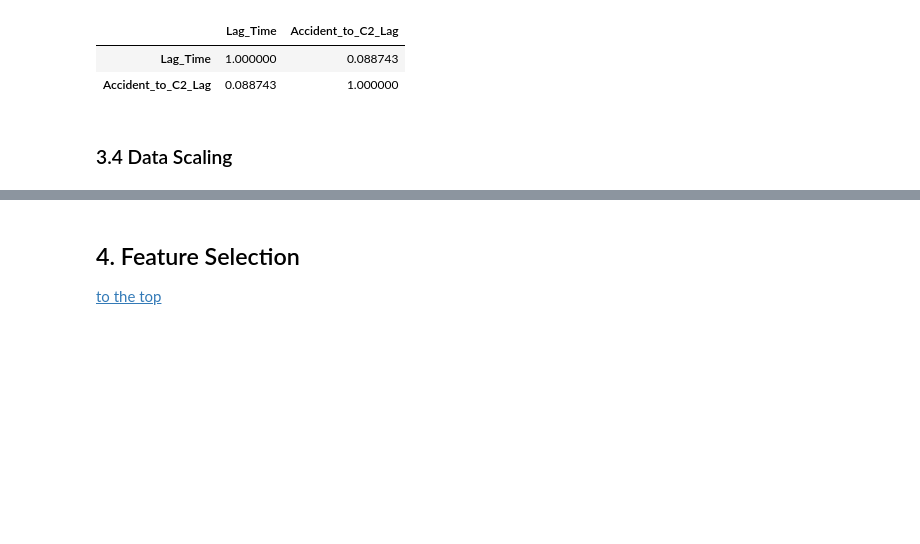
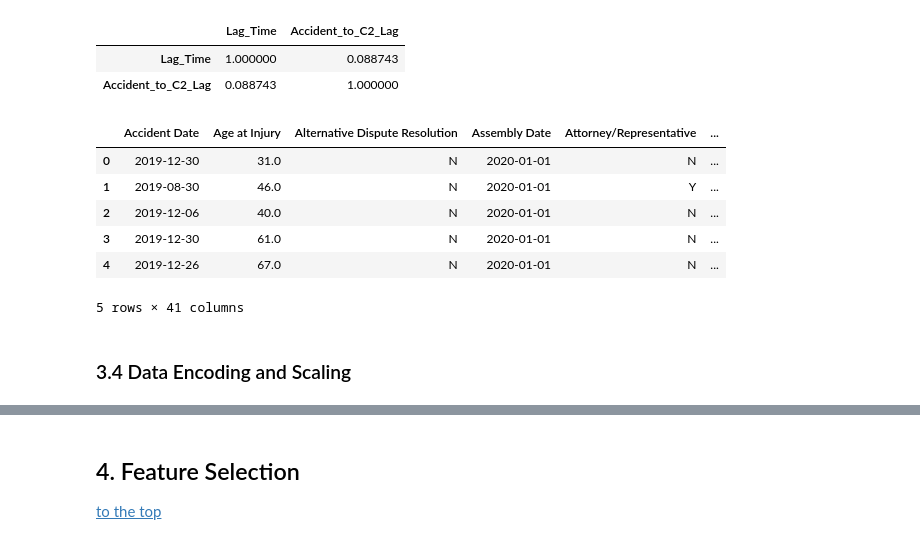
Before and after one commit to alexandregsg/ML_Project_Group52, a Jupyter notebook: Homework_Group52.ipynb, the cells around one changed output, grey strips where cells are left out. Cells and saved outputs as stored; diff of their text form; code cells hidden in the pictures; blank space fills up the shorter version.

```diff
--- a/Homework_Group52.ipynb
+++ b/Homework_Group52.ipynb
@@ -972,7 +970,7 @@ injury_mapping = {
 }
 
 # Apply mapping
-train_df_bin['Injury Category'] = train_df_bin['WCIO Cause of Injury Description'].map(injury_mapping).fillna('Other')
+train_df_bin['Cause Injury Category'] = train_df_bin['WCIO Cause of Injury Description'].map(injury_mapping).fillna('Other')
 print(train_df_bin)
 # %% [output]
        Accident Date  Age at Injury Alternative Dispute Resolution  \
@@ -1199,3 +1206,21 @@ correlation_matrix_date
 # %%
 train_df_bin['Lag_Time'] = train_df_date2['Lag_Time']
 train_df_bin['Accident_to_C2_Lag'] = train_df_date2['Accident_to_C2_Lag']
+# %%
+date_columns = ['Accident Date', 'Assembly Date', 'C-2 Date']
+
+# Extract specific components of each date
+for col in date_columns:
+    train_df_date2[f'{col}_Year'] = train_df_date2[col].dt.year
+    train_df_date2[f'{col}_Month'] = train_df_date2[col].dt.month
+    train_df_date2[f'{col}_Day'] = train_df_date2[col].dt.dayofweek
+# %%
+train_df_date2.head()
+# %% [output]
+|  | Accident Date | Age at Injury | Alternative Dispute Resolution | Assembly Date | Attorney/Representative | ... |
+| 0 | 2019-12-30 | 31.0 | N | 2020-01-01 | N | ... |
+| 1 | 2019-08-30 | 46.0 | N | 2020-01-01 | Y | ... |
+| 2 | 2019-12-06 | 40.0 | N | 2020-01-01 | N | ... |
+| 3 | 2019-12-30 | 61.0 | N | 2020-01-01 | N | ... |
+| 4 | 2019-12-26 | 67.0 | N | 2020-01-01 | N | ... |
+5 rows × 41 columns
@@ -1202,2 +1239,2 @@ train_df_bin['Accident_to_C2_Lag'] = train_df_date2['Accident_to_C2_Lag']
 # %% [markdown]
-### 3.4 Data Scaling
+### 3.4 Data Encoding and Scaling
```
Also changed, not shown: parts of 16 cells of this notebook.
